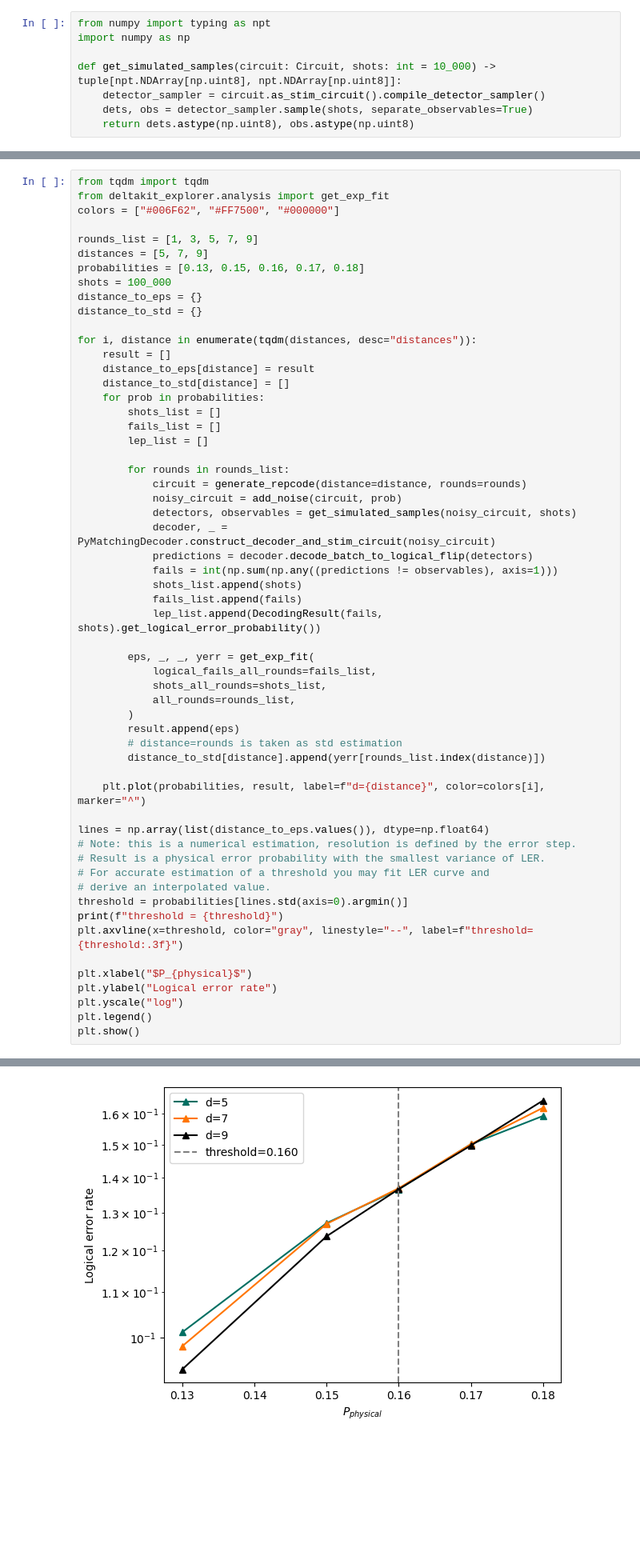
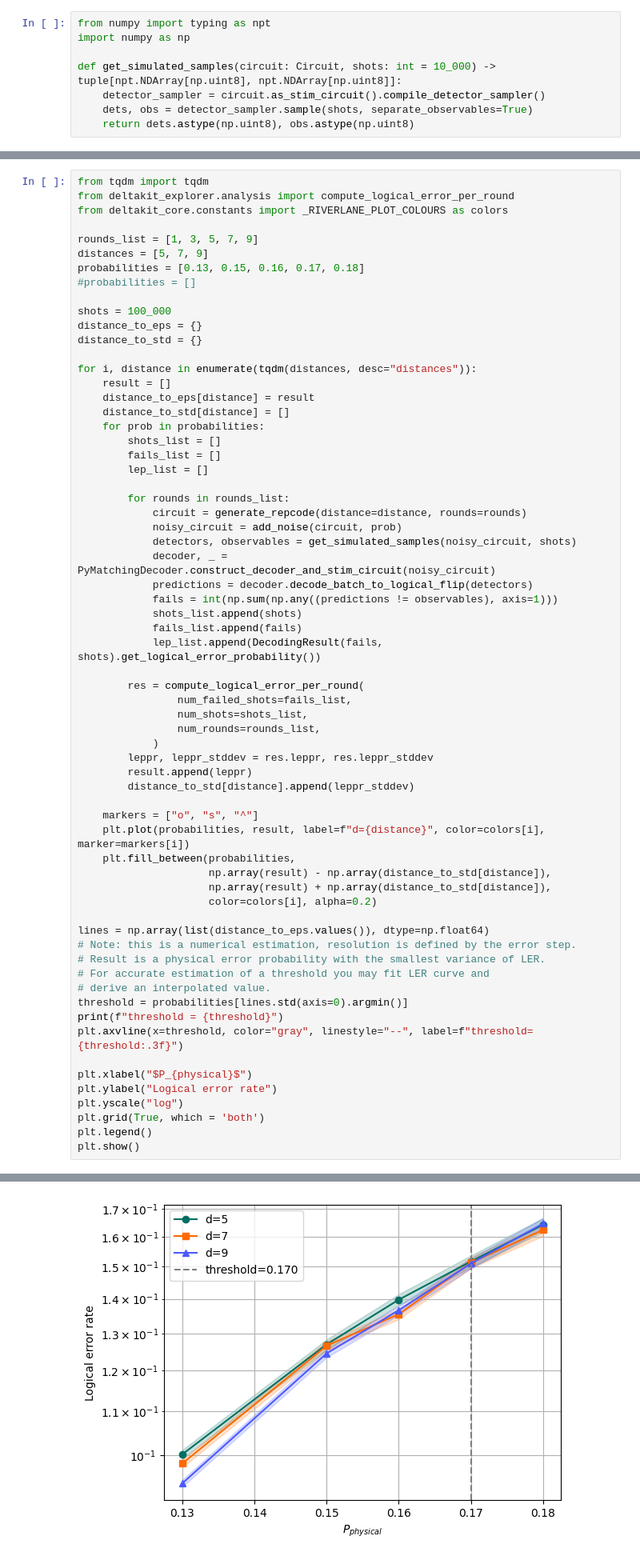
Before and after one commit to zhiyaol/deltakit, a Jupyter notebook: docs/guide/analysis.ipynb, the cells around one changed output, grey strips where cells are left out. Shown at 80% size. Cells and saved outputs as stored; diff of their text form; blank space fills up the shorter version.

Commit message:
Add colors for scientific plotting. Update example notebook

```diff
--- a/docs/guide/analysis.ipynb
+++ b/docs/guide/analysis.ipynb
@@ -181,12 +181,14 @@ how ready particular codes and decoders are for the noise level of real hardware
 To compute a threshold, you will have to run QEC experiments with different noise levels and code sizes.
 # %%
 from tqdm import tqdm
-from deltakit_explorer.analysis import get_exp_fit
-colors = ["#006F62", "#FF7500", "#000000"]
+from deltakit_explorer.analysis import compute_logical_error_per_round
+from deltakit_core.constants import _RIVERLANE_PLOT_COLOURS as colors
 
 rounds_list = [1, 3, 5, 7, 9]
 distances = [5, 7, 9]
 probabilities = [0.13, 0.15, 0.16, 0.17, 0.18]
+#probabilities = []
+
 shots = 100_000
 distance_to_eps = {}
 distance_to_std = {}
@@ -211,16 +213,21 @@ for i, distance in enumerate(tqdm(distances, desc="distances")):
             fails_list.append(fails)
             lep_list.append(DecodingResult(fails, shots).get_logical_error_probability())
 
-        eps, _, _, yerr = get_exp_fit(
-            logical_fails_all_rounds=fails_list,
-            shots_all_rounds=shots_list,
-            all_rounds=rounds_list,
-        )
-        result.append(eps)
-        # distance=rounds is taken as std estimation
-        distance_to_std[distance].append(yerr[rounds_list.index(distance)])
+        res = compute_logical_error_per_round(
+                num_failed_shots=fails_list,
+                num_shots=shots_list,
+                num_rounds=rounds_list,
+            )
+        leppr, leppr_stddev = res.leppr, res.leppr_stddev
+        result.append(leppr)
+        distance_to_std[distance].append(leppr_stddev)
 
-    plt.plot(probabilities, result, label=f"d={distance}", color=colors[i], marker="^")
+    markers = ["o", "s", "^"]
+    plt.plot(probabilities, result, label=f"d={distance}", color=colors[i], marker=markers[i])
+    plt.fill_between(probabilities,
+                     np.array(result) - np.array(distance_to_std[distance]),
+                     np.array(result) + np.array(distance_to_std[distance]),
+                     color=colors[i], alpha=0.2)
 
 lines = np.array(list(distance_to_eps.values()), dtype=np.float64)
 # Note: this is a numerical estimation, resolution is defined by the error step.
@@ -234,6 +241,7 @@ plt.axvline(x=threshold, color="gray", linestyle="--", label=f"threshold={thresh
 plt.xlabel("$P_{physical}$")
 plt.ylabel("Logical error rate")
 plt.yscale("log")
+plt.grid(True, which = 'both')
 plt.legend()
 plt.show()
 # %% [output]
@@ -241,4 +249,4 @@ threshold = 0.16
-[figure, old version]
+[figure, new version]
 # %% [markdown]
 ### 1.3. Error scaling parameter $\Lambda$
 
```
Also changed, not shown: parts of 4 cells of this notebook, 1 other file.
